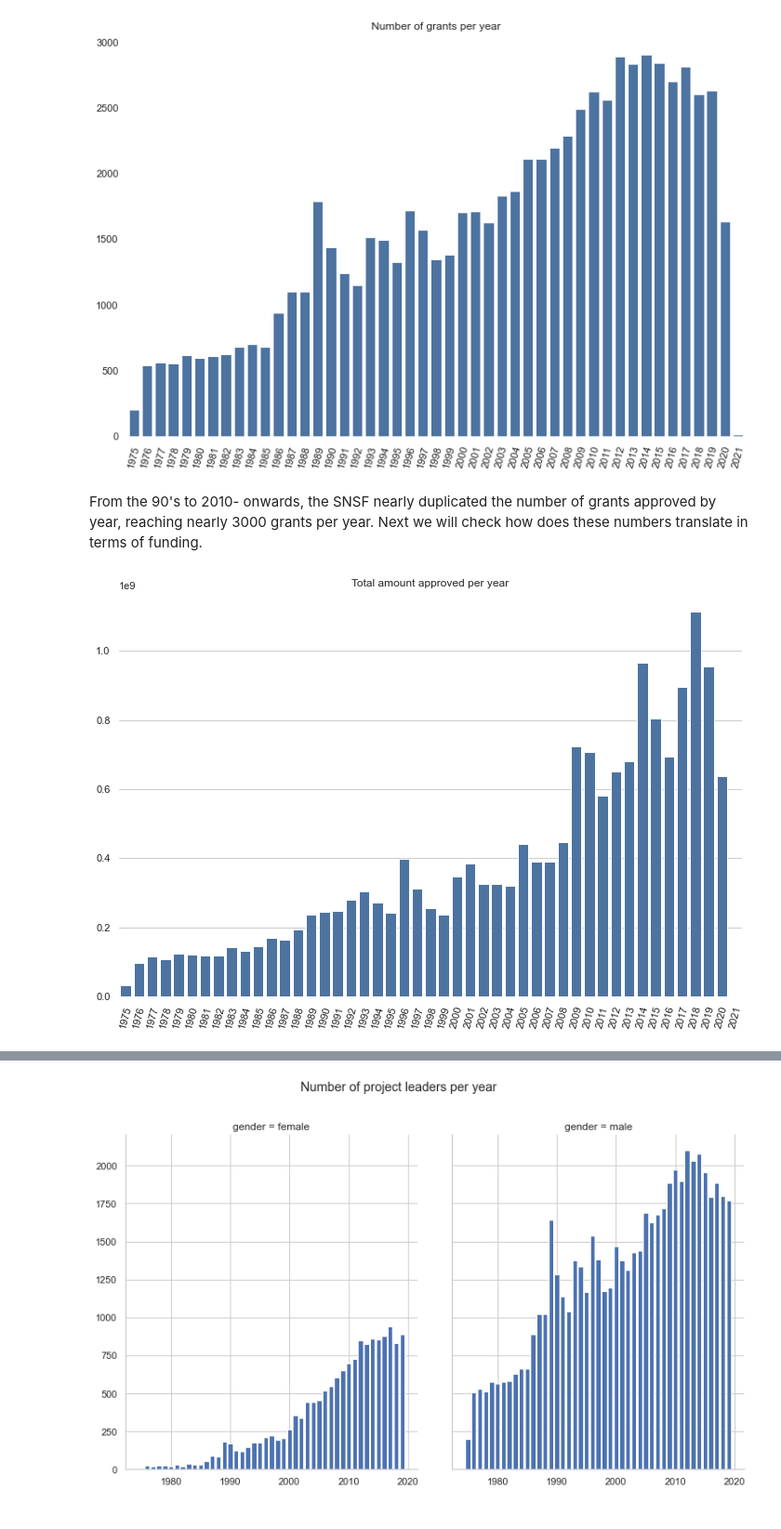
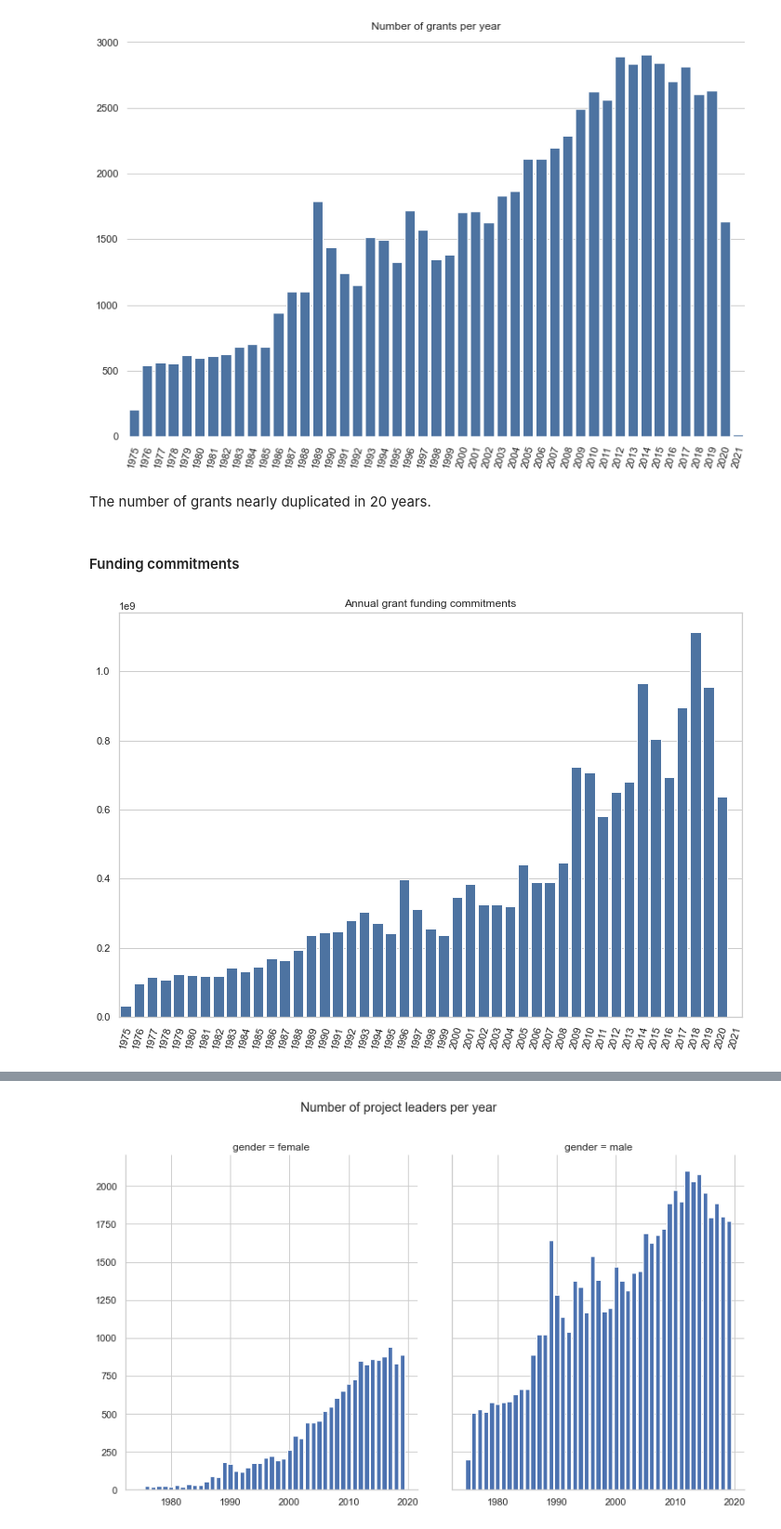
Before and after one commit to zambujo/p3data, a Jupyter notebook: exploration.ipynb, the cells around one changed output, grey strips where cells are left out. Shown at 93% size. Saved outputs shown, nothing was run; the diff lists cells and outputs as text; code cells hidden in the pictures.

```diff
--- a/exploration.ipynb
+++ b/exploration.ipynb
@@ -95,20 +102,20 @@ g.set_xticklabels(g.get_xticklabels(), rotation=75, horizontalalignment='center'
 g;
 # %% [output]
 [figure]
-# %% [markdown]
-From the 90's to 2010- onwards, the SNSF nearly duplicated the number of grants approved by year, reaching nearly 3000 grants per year.  Next we will check how does these numbers translate in terms of funding.
+# %% [markdown]
+The number of grants nearly duplicated in 20 years.
+# %% [markdown]
+#### Funding commitments
 # %%
 annual_funding = grants.groupby(['year'])['approved_amount'].sum().reset_index()
-plt.box(on=None)
-sns.set_style("whitegrid")
 g = sns.barplot(x='year', y='approved_amount', data=annual_funding, color='#3f72af')
 g.set_xlabel('')
 g.set_ylabel('')
-g.set_title('Total amount approved per year')
+g.set_title('Annual grant funding commitments')
 g.set_xticklabels(g.get_xticklabels(), rotation=75, horizontalalignment='center', fontweight='light')
 g;
 # %% [output]
-[figure, old version]
+[figure, new version]
 # %%
 annual_counts = grants.groupby(['year']).size().reset_index().rename(columns={0:'count'})
 annual_stats = annual_counts.merge(annual_funding, on='year')
```
Also changed, not shown: parts of 22 cells of this notebook, 11 other files.
